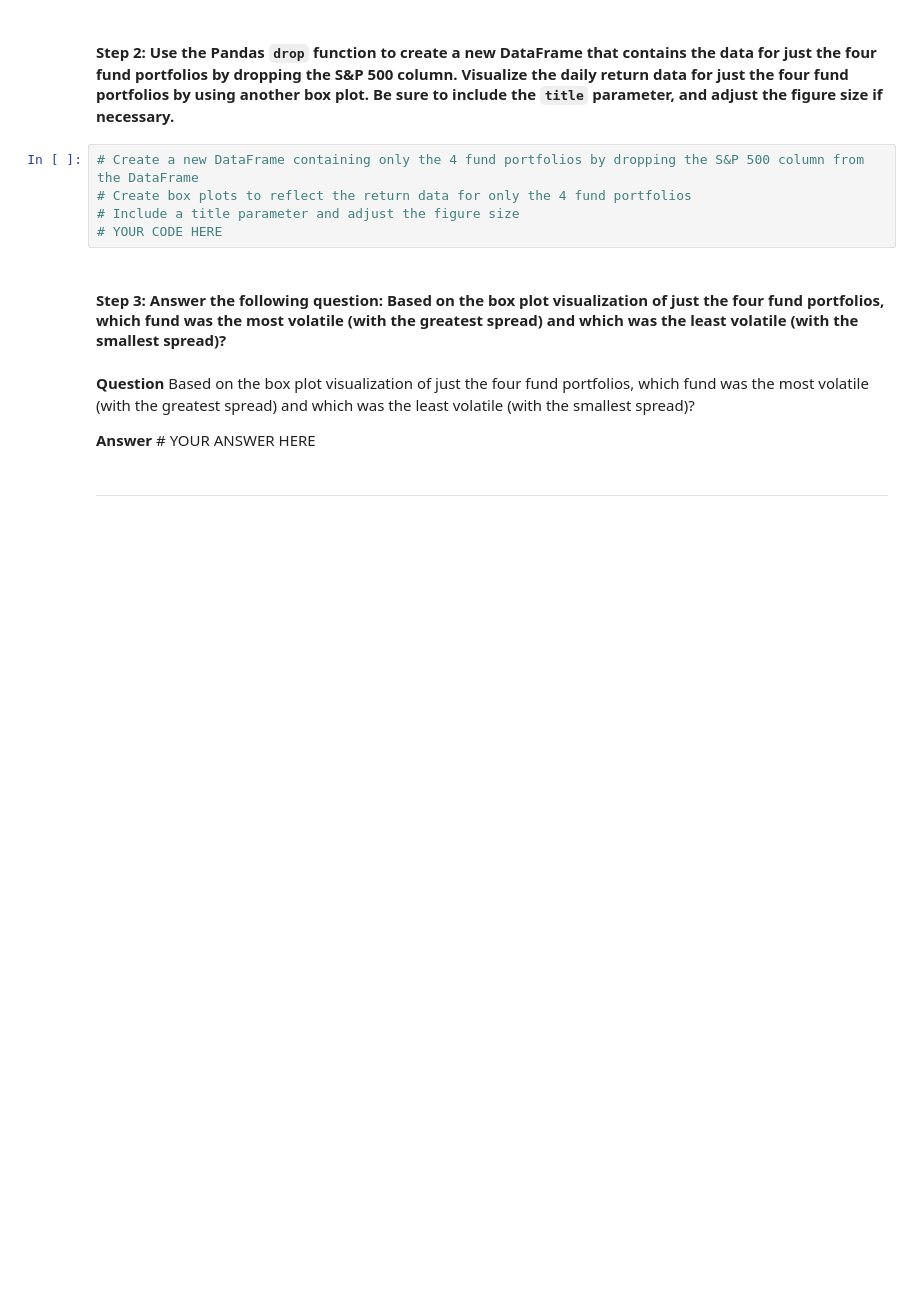
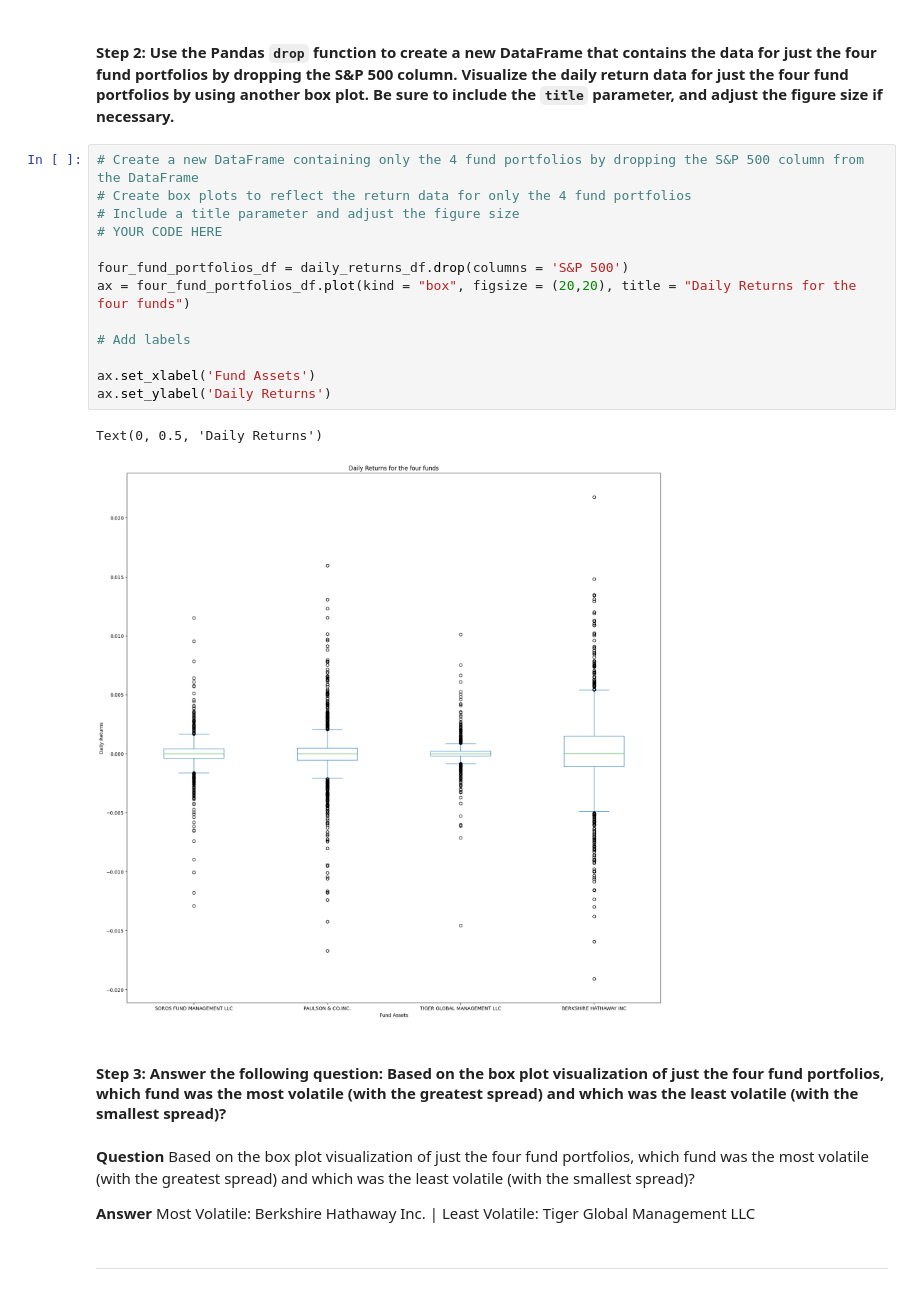
Before and after one commit to justinvalli/Challenge_4, a Jupyter notebook: Starter_Code/risk_return_analysis.ipynb, the cells around one changed output. Drawn from its saved outputs; the diff is of its cells as text; blank space fills up the shorter version.

```diff
--- a/Starter_Code/risk_return_analysis.ipynb
+++ b/Starter_Code/risk_return_analysis.ipynb
@@ -191,14 +228,25 @@ Analyze the volatility of each of the four fund portfolios and of the S&P 500 In
 # %%
 # Create a new DataFrame containing only the 4 fund portfolios by dropping the S&P 500 column from the DataFrame
 # Create box plots to reflect the return data for only the 4 fund portfolios
 # Include a title parameter and adjust the figure size
 # YOUR CODE HERE
+
+four_fund_portfolios_df = daily_returns_df.drop(columns = 'S&P 500')
+ax = four_fund_portfolios_df.plot(kind = "box", figsize = (20,20), title = "Daily Returns for the four funds")
+
+# Add labels
+
+ax.set_xlabel('Fund Assets')
+ax.set_ylabel('Daily Returns')
+# %% [output]
+Text(0, 0.5, 'Daily Returns')
+[figure, added]
 # %% [markdown]
 #### Step 3: Answer the following question: Based on the box plot visualization of just the four fund portfolios, which fund was the most volatile (with the greatest spread) and which was the least volatile (with the smallest spread)?
 # %% [markdown]
 **Question** Based on the box plot visualization of just the four fund portfolios, which fund was the most volatile (with the greatest spread) and which was the least volatile (with the smallest spread)?
 
-**Answer** # YOUR ANSWER HERE
+**Answer** Most Volatile: Berkshire Hathaway Inc. |  Least Volatile: Tiger Global Management LLC
 # %% [markdown]
 ---
 # %% [markdown]
```
Also changed, not shown: parts of 13 cells of this notebook.
